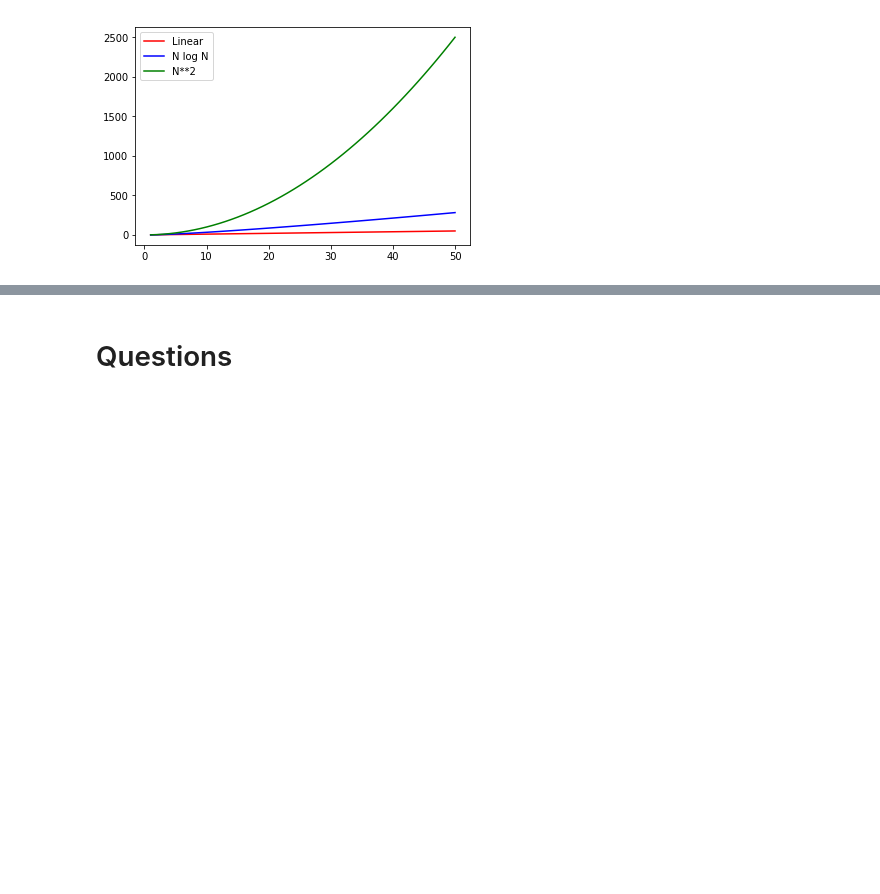
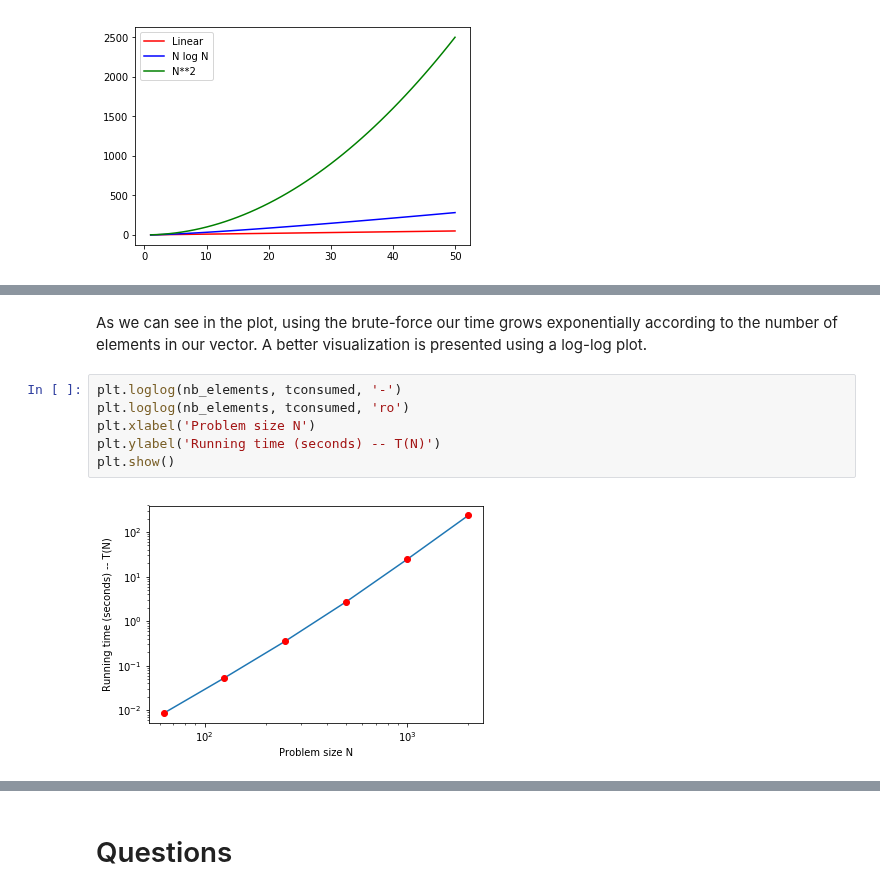
Before and after one commit to rogergranada/MOOCs, a Jupyter notebook: Coursera/Princeton/Algorithms-Part-1/Week 1/2. Analysis of Algorithms.ipynb, the cells around one changed output, grey strips where cells are left out. Cells and saved outputs as stored; diff of their text form; blank space fills up the shorter version.

```diff
--- a/Coursera/Princeton/Algorithms-Part-1/Week 1/2. Analysis of Algorithms.ipynb
+++ b/Coursera/Princeton/Algorithms-Part-1/Week 1/2. Analysis of Algorithms.ipynb
@@ -39,0 +141,10 @@ plt.show()
+# %% [markdown]
+As we can see in the plot, using the brute-force our time grows exponentially according to the number of elements in our vector. A better visualization is presented using a log-log plot.
+# %%
+plt.loglog(nb_elements, tconsumed, '-')
+plt.loglog(nb_elements, tconsumed, 'ro')
+plt.xlabel('Problem size N')
+plt.ylabel('Running time (seconds) -- T(N)')
+plt.show()
+# %% [output]
+[figure, added]
```
Also changed, not shown: parts of 32 cells of this notebook.
